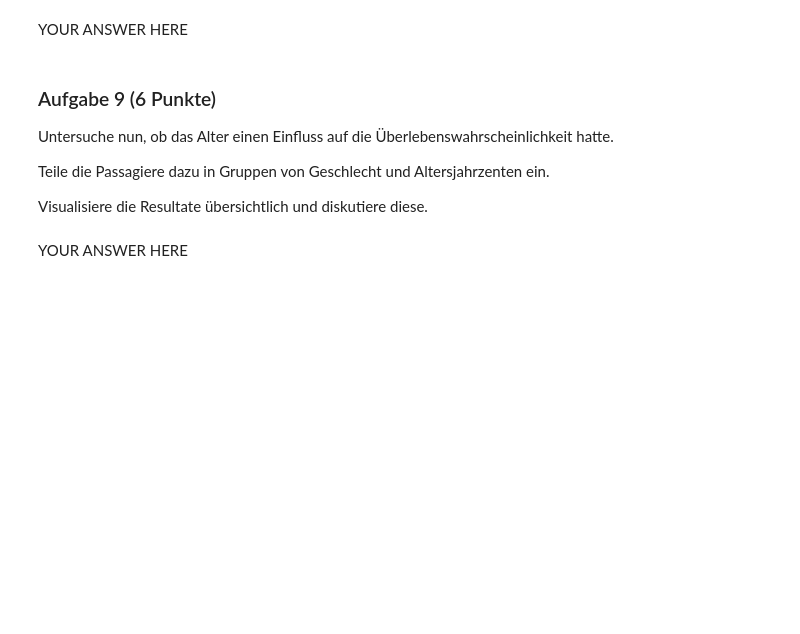
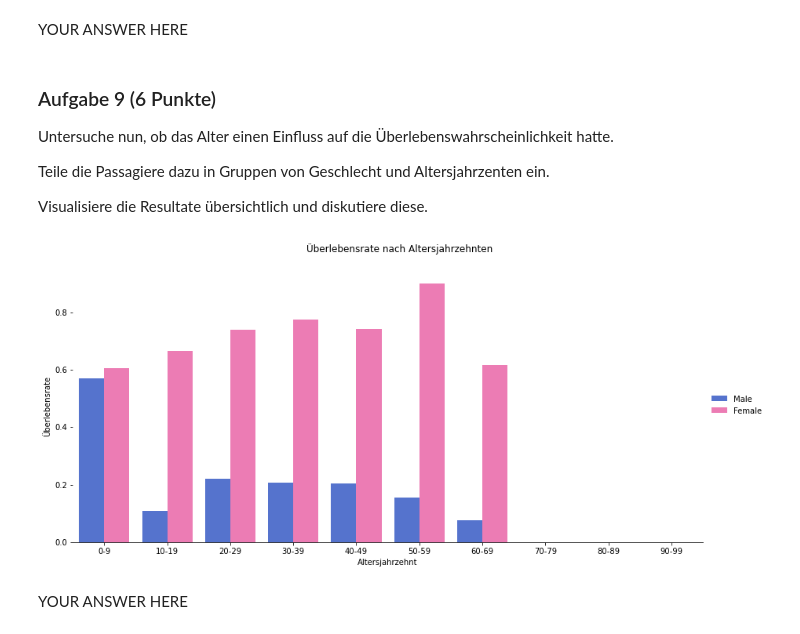
Before and after one commit to marcschny/dsp_assignments, a Jupyter notebook: assignments/assignment11_graded/exercise11.ipynb, the cells around one changed output. Cells and saved outputs as stored; diff of their text form; code cells hidden in the pictures; blank space fills up the shorter version.

```diff
--- a/assignments/assignment11_graded/exercise11.ipynb
+++ b/assignments/assignment11_graded/exercise11.ipynb
@@ -444,2 +465,22 @@ raise NotImplementedError()
+# %%
+
+# segment ages in bins (https://stackoverflow.com/questions/45751390/pandas-how-to-use-pd-cut)
+labels = ["0-9", "10-19", "20-29", "30-39", "40-49", "50-59", "60-69", "70-79", "80-89", "90-99"]
+bins = [0, 10, 20, 30, 40, 50, 60, 70, 80, 90, 100]
+allPersons["age_decade"] = pd.cut(allPersons["age"], bins=bins, labels=labels, right=False)
+
+# survival rate by age_decade and sex
+g = sns.catplot(x="age_decade", y="survived", hue="sex",
+                data=allPersons, kind="bar",
+                palette=sns.color_palette(['royalblue', 'hotpink']),
+                ci=None, height=6, aspect=2, margin_titles=False
+               )
+_ = g.despine(left=True) #remove left spine
+_ = g.set_axis_labels("Altersjahrzehnt", "Überlebensrate")
+_ = g.legend.set_title("")
+_ = g.fig.subplots_adjust(top=0.9)
+_ = g.fig.suptitle("Überlebensrate nach Altersjahrzehnten")
+# %% [output]
+[figure, added]
 # %% [markdown]
 YOUR ANSWER HERE
```
Also changed, not shown: parts of 8 cells of this notebook.
